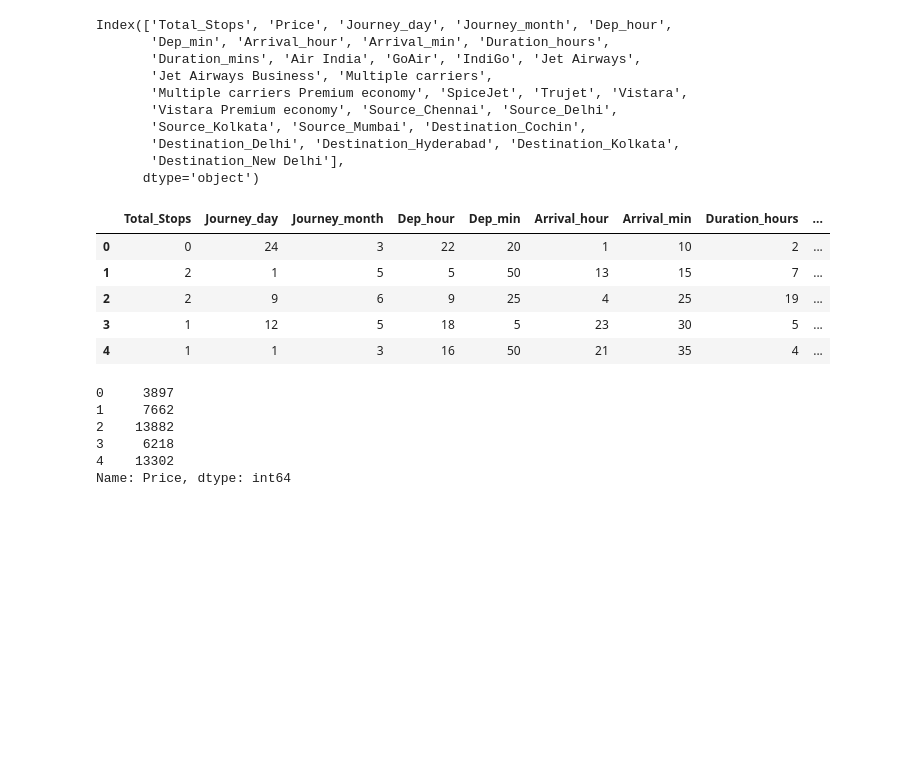
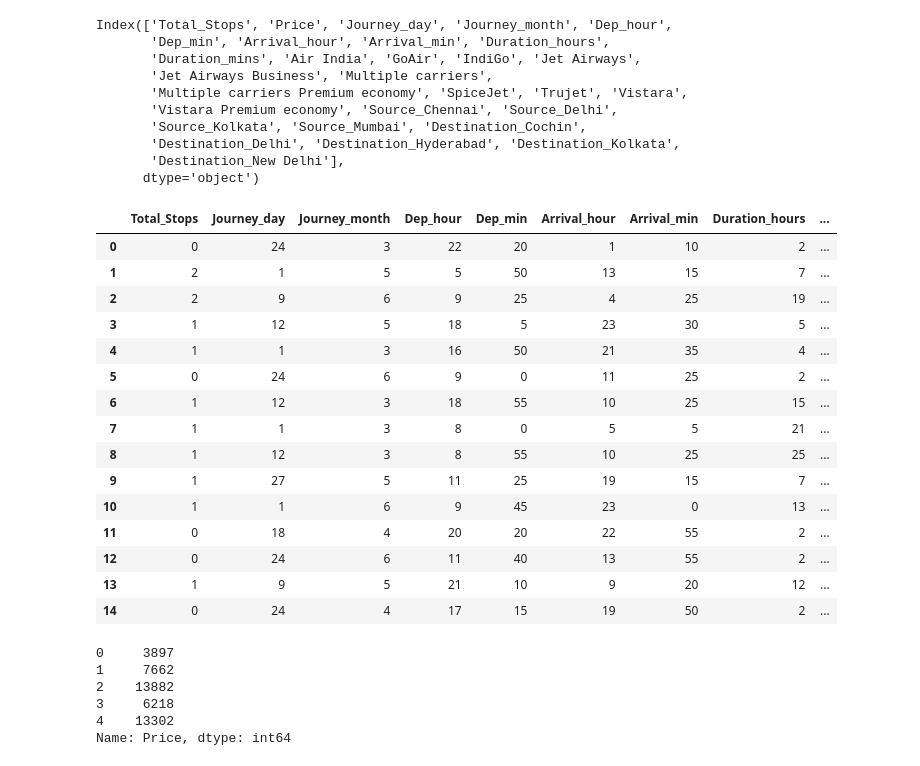
Before and after one commit to Kabin-R/Flight-Price, a Jupyter notebook: flight_price_check.ipynb, the cells around one changed output. Saved outputs shown, nothing was run; the diff lists cells and outputs as text; code cells hidden in the pictures; blank space fills up the shorter version.

```diff
--- a/flight_price_check.ipynb
+++ b/flight_price_check.ipynb
@@ -471,21 +501,31 @@ Index(['Total_Stops', 'Price', 'Journey_day', 'Journey_month', 'Dep_hour',
 # %%
 X = data_train.loc[:,['Total_Stops', 'Journey_day', 'Journey_month', 'Dep_hour',
        'Dep_min', 'Arrival_hour', 'Arrival_min', 'Duration_hours',
        'Duration_mins', 'Air India', 'GoAir', 'IndiGo', 'Jet Airways',
        'Jet Airways Business', 'Multiple carriers',
        'Multiple carriers Premium economy', 'SpiceJet', 'Trujet', 'Vistara',
        'Vistara Premium economy', 'Source_Chennai', 'Source_Delhi',
        'Source_Kolkata', 'Source_Mumbai', 'Destination_Cochin',
        'Destination_Delhi', 'Destination_Hyderabad', 'Destination_Kolkata',
        'Destination_New Delhi']]
-X.head()
+X.head(15)
 # %% [output]
 |  | Total_Stops | Journey_day | Journey_month | Dep_hour | Dep_min | Arrival_hour | Arrival_min | Duration_hours | ... |
 | 0 | 0 | 24 | 3 | 22 | 20 | 1 | 10 | 2 | ... |
 | 1 | 2 | 1 | 5 | 5 | 50 | 13 | 15 | 7 | ... |
 | 2 | 2 | 9 | 6 | 9 | 25 | 4 | 25 | 19 | ... |
 | 3 | 1 | 12 | 5 | 18 | 5 | 23 | 30 | 5 | ... |
 | 4 | 1 | 1 | 3 | 16 | 50 | 21 | 35 | 4 | ... |
+| 5 | 0 | 24 | 6 | 9 | 0 | 11 | 25 | 2 | ... |
+| 6 | 1 | 12 | 3 | 18 | 55 | 10 | 25 | 15 | ... |
+| 7 | 1 | 1 | 3 | 8 | 0 | 5 | 5 | 21 | ... |
+| 8 | 1 | 12 | 3 | 8 | 55 | 10 | 25 | 25 | ... |
+| 9 | 1 | 27 | 5 | 11 | 25 | 19 | 15 | 7 | ... |
+| 10 | 1 | 1 | 6 | 9 | 45 | 23 | 0 | 13 | ... |
+| 11 | 0 | 18 | 4 | 20 | 20 | 22 | 55 | 2 | ... |
+| 12 | 0 | 24 | 6 | 11 | 40 | 13 | 55 | 2 | ... |
+| 13 | 1 | 9 | 5 | 21 | 10 | 9 | 20 | 12 | ... |
+| 14 | 0 | 24 | 4 | 17 | 15 | 19 | 50 | 2 | ... |
 # %%
 y = data_train.iloc[:,1]
 y.head()
```
Also changed, not shown: parts of 35 cells of this notebook, 3 other files.
